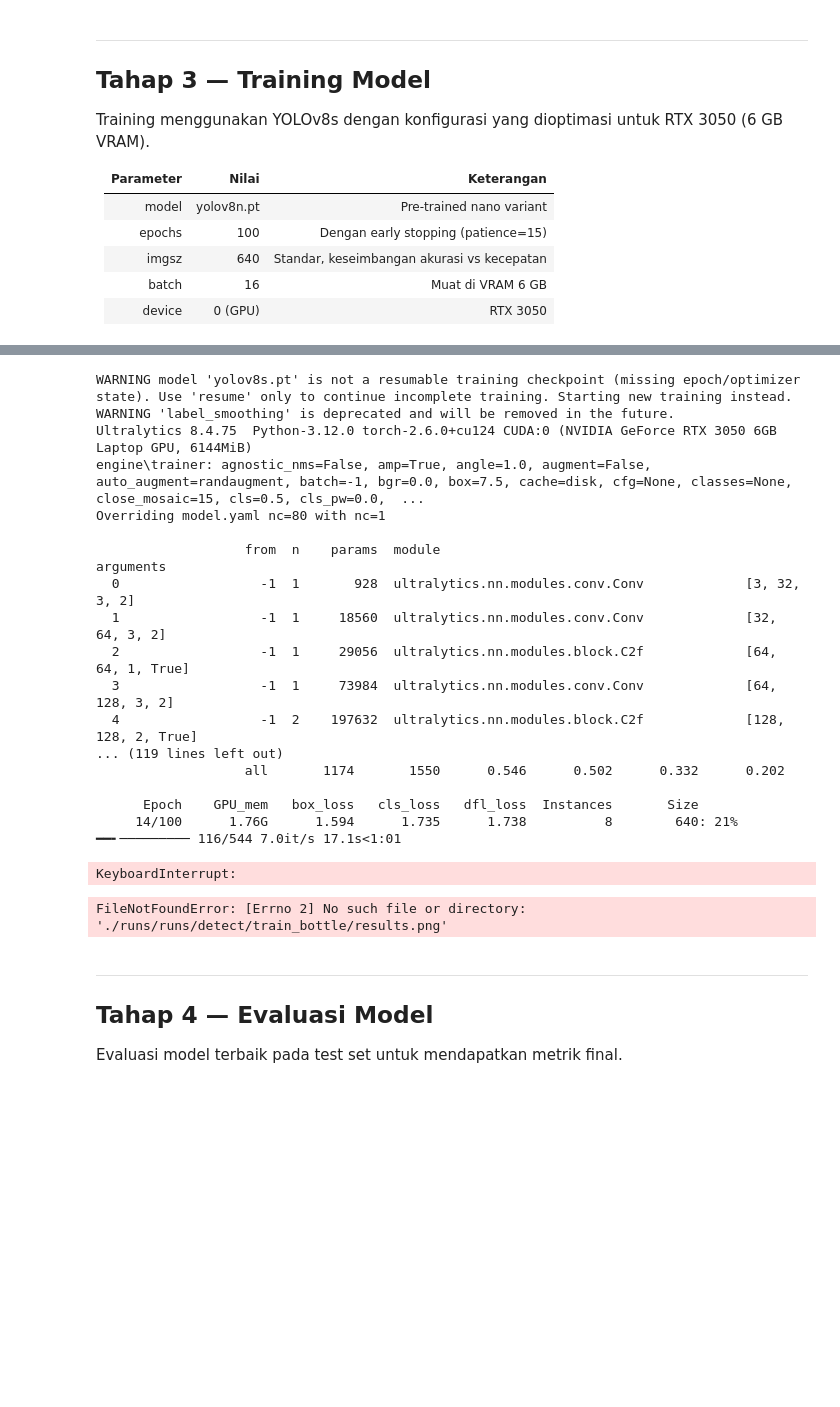
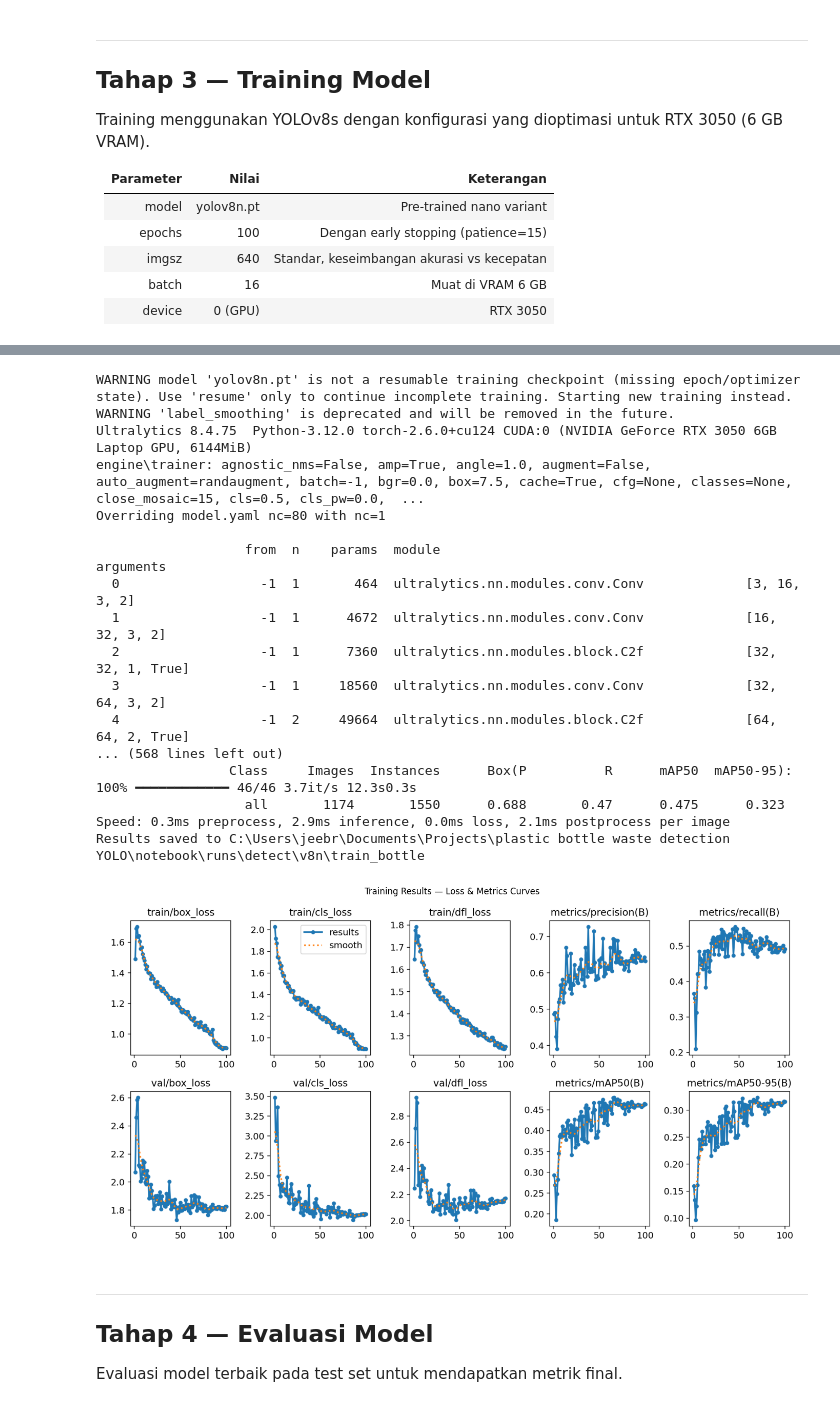
Before and after one commit to jeebrielibr/plastic-bottle-waste-detection-YOLO, a Jupyter notebook: notebook/implementationYOLOv8n.ipynb, the cells around one changed output, grey strips where cells are left out. Drawn from its saved outputs; the diff is of its cells as text; code cells hidden in the pictures; blank space fills up the shorter version.

Commit message:
done training yolov8n and eval

```diff
--- a/notebook/implementationYOLOv8n.ipynb
+++ b/notebook/implementationYOLOv8n.ipynb
@@ -197,64 +197,63 @@ YOLOv8s summary: 129 layers, 11,166,560 parameters, 0 gradients, 28.8 GFLOPs
 # %%
 # Training
 results = model.train(
-    data="../datasets/data.yaml",
+    data="../dataset/data.yaml",
     resume=True,
     epochs=100,
     imgsz=640,
-    batch=-1,
+    batch=-1,            # DIUBAH: Kunci di 32 (atau 64). Jangan -1 (Auto-batch) karena membuang waktu benchmarking di awal.
     device=0 if torch.cuda.is_available() else "cpu",
     workers=4,
     patience=30,
-    project="./v8n/runs/detect",
+    project="./v8n",
     name="train_bottle",
     pretrained=True,
-    optimizer="auto",
+    optimizer="auto",   # DIUBAH: Pakai AdamW langsung agar konvergensi lebih stabil dan cepat dibanding "auto".
     verbose=True,
     seed=42,
-    deterministic=True,
-    cos_lr=True,        # cosine LR schedule, biasanya +0.5–1% mAP
+    deterministic=False, # DIUBAH: Set ke False agar cuDNN mengaktifkan mode benchmark untuk memilih algoritma tercepat.
+    cos_lr=True,
     lr0=0.01,
     lrf=0.01,
     weight_decay=0.0005,
     warmup_epochs=3,
-    label_smoothing=0.1,# bantu generalisasi
-    close_mosaic=15,    # matikan mosaic 15 epoch terakhir (default 10)
-    cache='disk',       # speed-up: cache label di disk
-    exist_ok=True,      # izinkan re-run tanpa bikin train_bottle2, train_bottle3
+    label_smoothing=0.1,
+    close_mosaic=15,
+    cache=True,          # DIUBAH: Set ke True (Cache di RAM). RAM 16GB Anda sangat cukup untuk *load* dataset ke memori.
+    exist_ok=True,
 )
 # %% [output]
-WARNING model 'yolov8s.pt' is not a resumable training checkpoint (missing epoch/optimizer state). Use 'resume' only to continue incomplete training. Starting new training instead.
+WARNING model 'yolov8n.pt' is not a resumable training checkpoint (missing epoch/optimizer state). Use 'resume' only to continue incomplete training. Starting new training instead.
 WARNING 'label_smoothing' is deprecated and will be removed in the future.
 Ultralytics 8.4.75  Python-3.12.0 torch-2.6.0+cu124 CUDA:0 (NVIDIA GeForce RTX 3050 6GB Laptop GPU, 6144MiB)
-engine\trainer: agnostic_nms=False, amp=True, angle=1.0, augment=False, auto_augment=randaugment, batch=-1, bgr=0.0, box=7.5, cache=disk, cfg=None, classes=None, close_mosaic=15, cls=0.5, cls_pw=0.0,  ...
+engine\trainer: agnostic_nms=False, amp=True, angle=1.0, augment=False, auto_augment=randaugment, batch=-1, bgr=0.0, box=7.5, cache=True, cfg=None, classes=None, close_mosaic=15, cls=0.5, cls_pw=0.0,  ...
 Overriding model.yaml nc=80 with nc=1
 
                    from  n    params  module                                       arguments
-  0                  -1  1       928  ultralytics.nn.modules.conv.Conv             [3, 32, 3, 2]
-  1                  -1  1     18560  ultralytics.nn.modules.conv.Conv             [32, 64, 3, 2]
-  2                  -1  1     29056  ultralytics.nn.modules.block.C2f             [64, 64, 1, True]
-  3                  -1  1     73984  ultralytics.nn.modules.conv.Conv             [64, 128, 3, 2]
-  4                  -1  2    197632  ultralytics.nn.modules.block.C2f             [128, 128, 2, True]
-... (119 lines left out)
-                   all       1174       1550      0.546      0.502      0.332      0.202
-
-      Epoch    GPU_mem   box_loss   cls_loss   dfl_loss  Instances       Size
-     14/100      1.76G      1.594      1.735      1.738          8        640: 21% ━━╸───────── 116/544 7.0it/s 17.1s<1:01
+  0                  -1  1       464  ultralytics.nn.modules.conv.Conv             [3, 16, 3, 2]
+  1                  -1  1      4672  ultralytics.nn.modules.conv.Conv             [16, 32, 3, 2]
+  2                  -1  1      7360  ultralytics.nn.modules.block.C2f             [32, 32, 1, True]
+  3                  -1  1     18560  ultralytics.nn.modules.conv.Conv             [32, 64, 3, 2]
+  4                  -1  2     49664  ultralytics.nn.modules.block.C2f             [64, 64, 2, True]
+... (568 lines left out)
+                 Class     Images  Instances      Box(P          R      mAP50  mAP50-95): 100% ━━━━━━━━━━━━ 46/46 3.7it/s 12.3s0.3s
+                   all       1174       1550      0.688       0.47      0.475      0.323
+Speed: 0.3ms preprocess, 2.9ms inference, 0.0ms loss, 2.1ms postprocess per image
+Results saved to C:\Users\jeebr\Documents\Projects\plastic bottle waste detection YOLO\notebook\runs\detect\v8n\train_bottle
-KeyboardInterrupt:
 # %%
 # Tampilkan training loss curves
 import matplotlib.pyplot as plt
 import matplotlib.image as mpimg
 
-results_img = mpimg.imread("./runs/runs/detect/train_bottle/results.png")
+results_img = mpimg.imread("./runs/detect/v8n/train_bottle/results.png")
 plt.figure(figsize=(14, 8))
 plt.imshow(results_img)
 plt.axis("off")
 plt.title("Training Results — Loss & Metrics Curves")
 plt.tight_layout()
 plt.show()
 # %% [output]
-FileNotFoundError: [Errno 2] No such file or directory: './runs/runs/detect/train_bottle/results.png'
+[figure, added]
 # %% [markdown]
 ---
 ## Tahap 4 — Evaluasi Model
```
Also changed, not shown: parts of 10 cells of this notebook, 41 other files.
